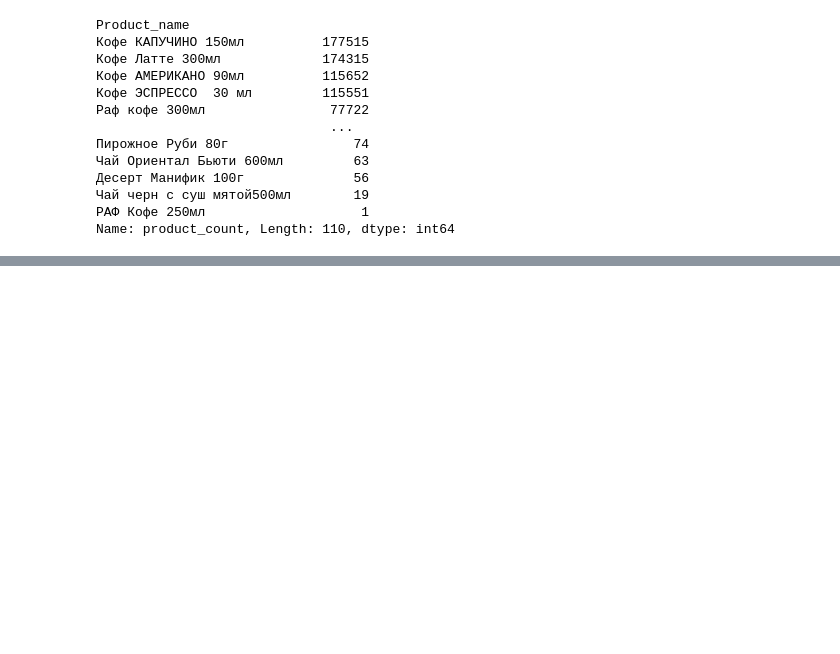
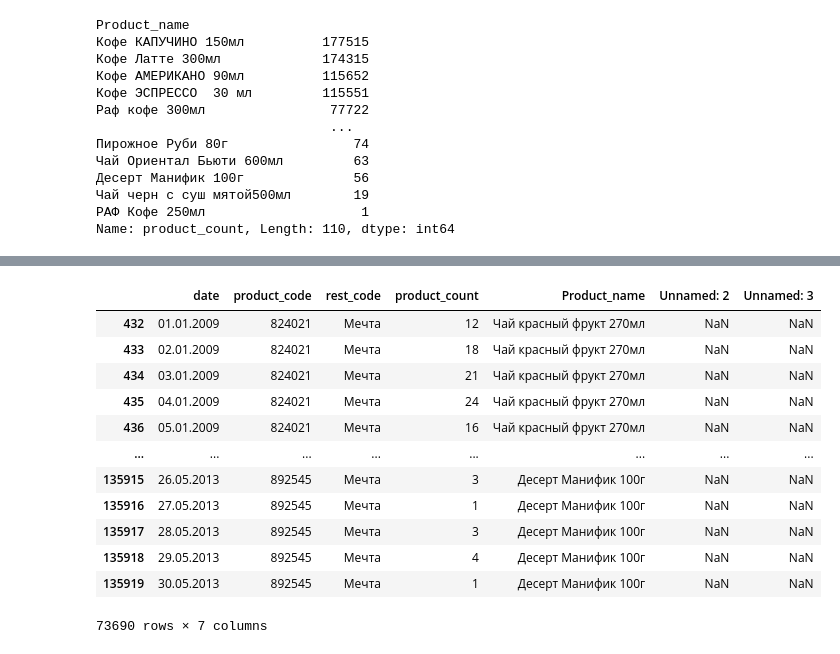
Before and after one commit to ancka019/data_analysis-, a Jupyter notebook: hw2.ipynb, the cells around one changed output, grey strips where cells are left out. Cells and saved outputs as stored; diff of their text form; code cells hidden in the pictures; blank space fills up the shorter version.

```diff
--- a/hw2.ipynb
+++ b/hw2.ipynb
@@ -204,0 +193,2 @@ Name: product_count, dtype: object
+# %%
+mergeList = SL.merge(PL, on=["product_code"])
@@ -204,0 +202,16 @@ Name: product_count, dtype: object
+# %%
+mergeList[mergeList['rest_code'] == 'Мечта']
+# %% [output]
+|  | date | product_code | rest_code | product_count | Product_name | Unnamed: 2 | Unnamed: 3 |
+| 432 | 01.01.2009 | 824021 | Мечта | 12 | Чай красный фрукт 270мл | NaN | NaN |
+| 433 | 02.01.2009 | 824021 | Мечта | 18 | Чай красный фрукт 270мл | NaN | NaN |
+| 434 | 03.01.2009 | 824021 | Мечта | 21 | Чай красный фрукт 270мл | NaN | NaN |
+| 435 | 04.01.2009 | 824021 | Мечта | 24 | Чай красный фрукт 270мл | NaN | NaN |
+| 436 | 05.01.2009 | 824021 | Мечта | 16 | Чай красный фрукт 270мл | NaN | NaN |
+| ... | ... | ... | ... | ... | ... | ... | ... |
+| 135915 | 26.05.2013 | 892545 | Мечта | 3 | Десерт Манифик 100г | NaN | NaN |
+| 135916 | 27.05.2013 | 892545 | Мечта | 1 | Десерт Манифик 100г | NaN | NaN |
+| 135917 | 28.05.2013 | 892545 | Мечта | 3 | Десерт Манифик 100г | NaN | NaN |
+| 135918 | 29.05.2013 | 892545 | Мечта | 4 | Десерт Манифик 100г | NaN | NaN |
+| 135919 | 30.05.2013 | 892545 | Мечта | 1 | Десерт Манифик 100г | NaN | NaN |
+73690 rows × 7 columns
```
Also changed, not shown: parts of 7 cells of this notebook.
